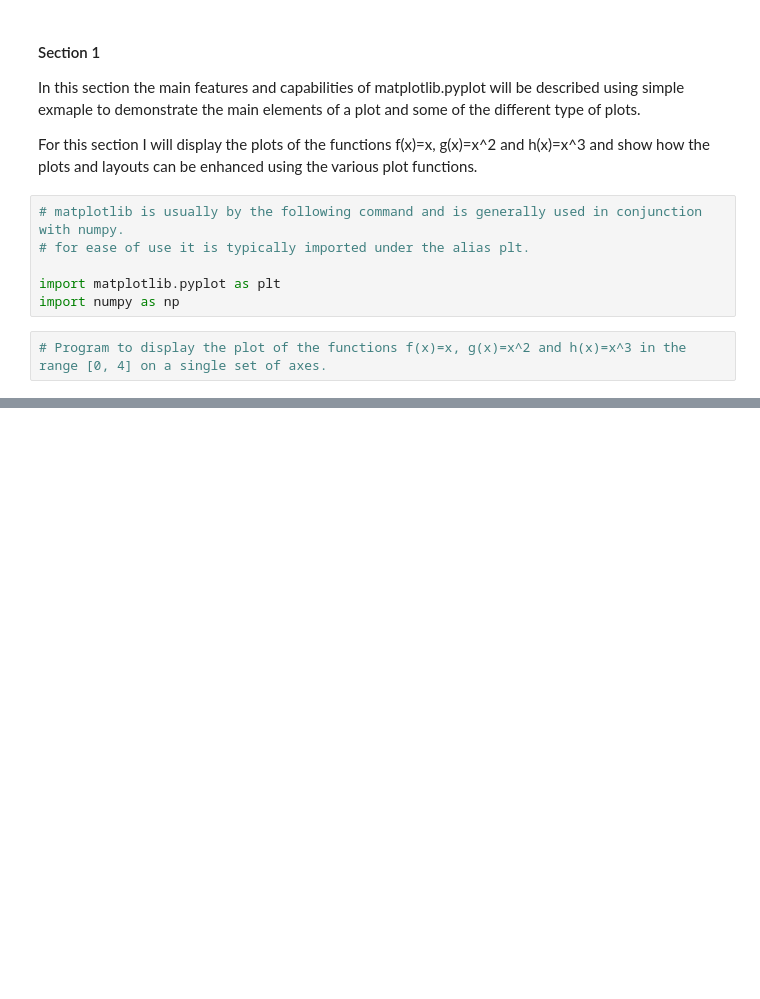
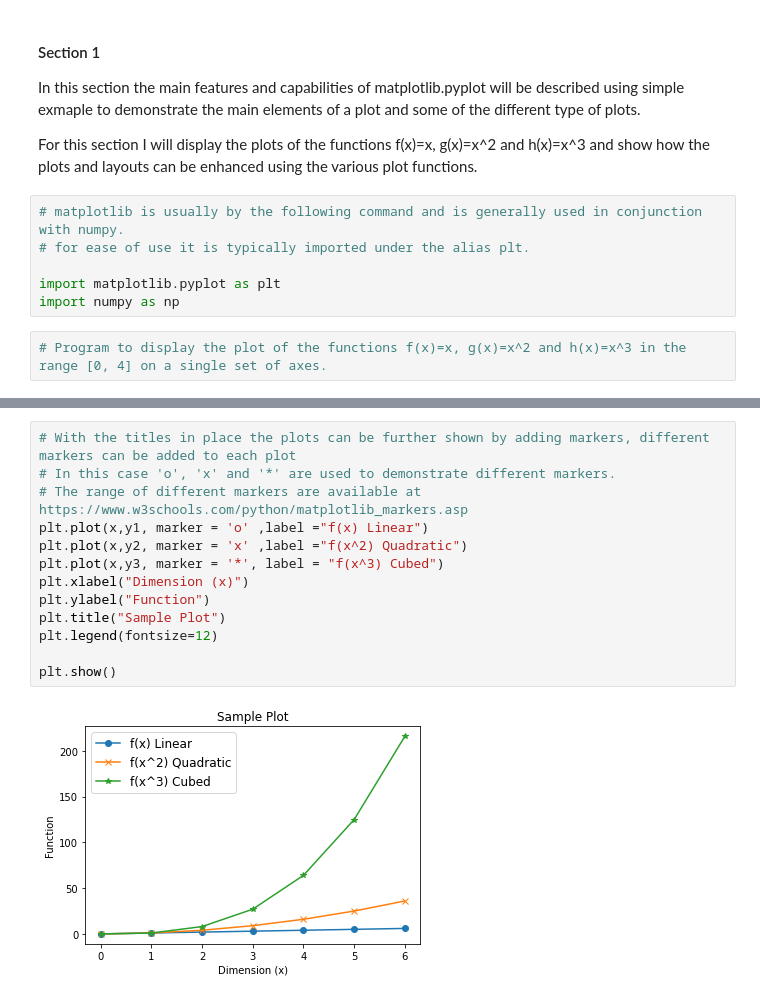
Before and after one commit to donneger/data_analysis_assessment, a Jupyter notebook: pyplot_assignment/pyplot.ipynb, the cells around one changed output, grey strips where cells are left out. Saved outputs shown, nothing was run; the diff lists cells and outputs as text; blank space fills up the shorter version.

```diff
--- a/pyplot_assignment/pyplot.ipynb
+++ b/pyplot_assignment/pyplot.ipynb
@@ -38,0 +76,15 @@ The diagram below from the matplotlib usage guide [link_here](https://matplotlib
+# %%
+# With the titles in place the plots can be further shown by adding markers, different markers can be added to each plot
+# In this case 'o', 'x' and '*' are used to demonstrate different markers.
+# The range of different markers are available at https://www.w3schools.com/python/matplotlib_markers.asp
+plt.plot(x,y1, marker = 'o' ,label ="f(x) Linear")
+plt.plot(x,y2, marker = 'x' ,label ="f(x^2) Quadratic")
+plt.plot(x,y3, marker = '*', label = "f(x^3) Cubed")
+plt.xlabel("Dimension (x)")
+plt.ylabel("Function")
+plt.title("Sample Plot")
+plt.legend(fontsize=12)
+
+plt.show()
+# %% [output]
+[figure, added]
```
Also changed, not shown: parts of 10 cells of this notebook.
